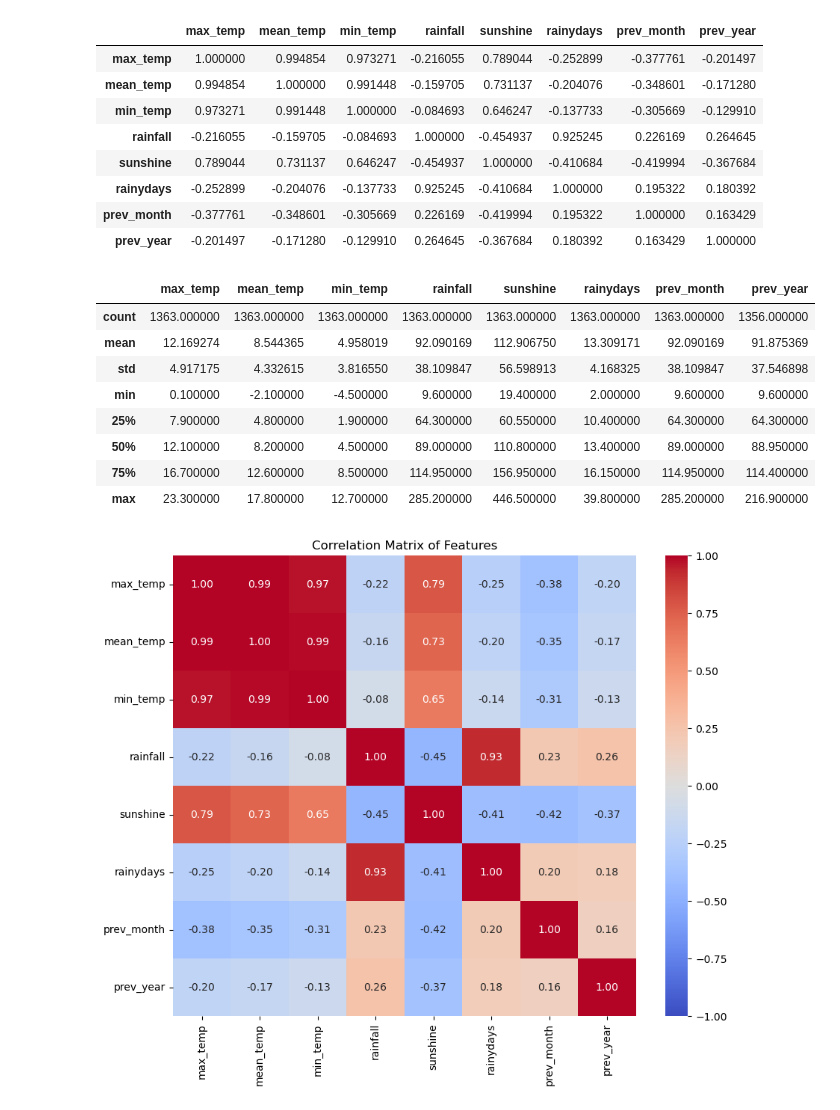
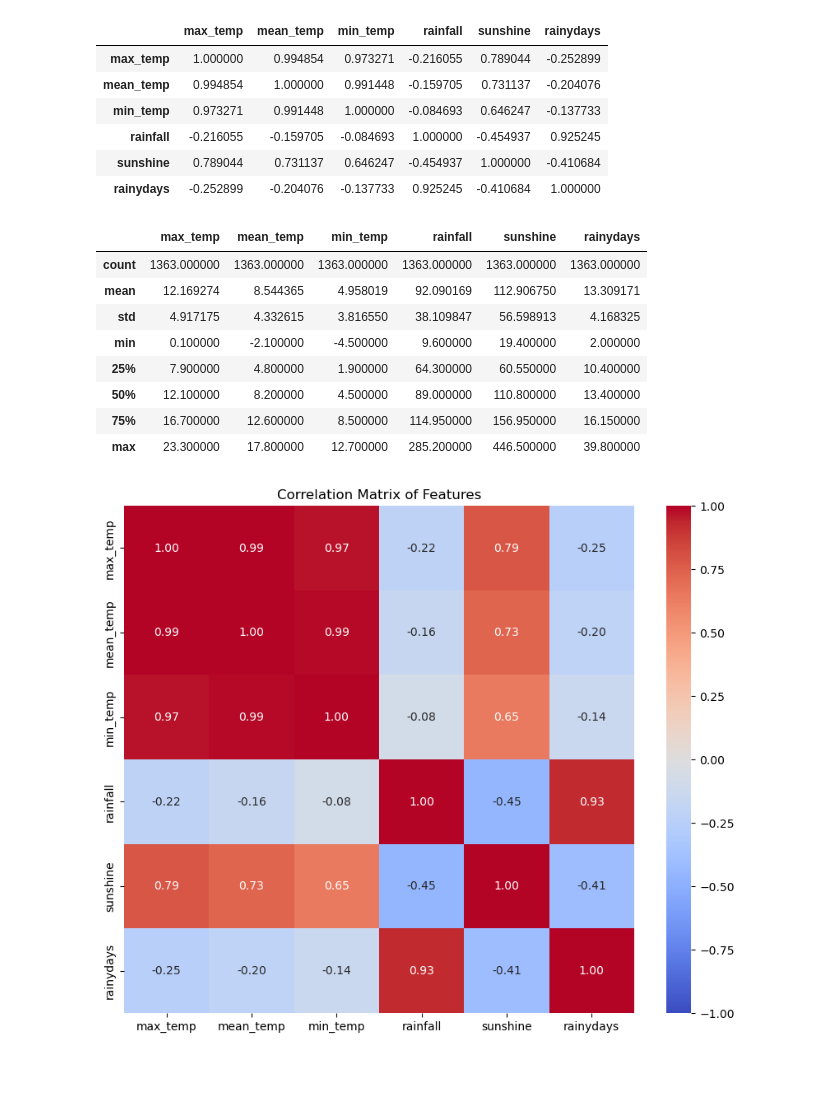
Before and after one commit to mgunal/applied-ai, a Jupyter notebook: reassessment/Dataset Visualisation.ipynb, the cells around one changed output. Cells and saved outputs as stored; diff of their text form; code cells hidden in the pictures; blank space fills up the shorter version.

Commit message:
Adding new features, more visualisations

```diff
--- a/reassessment/Dataset Visualisation.ipynb
+++ b/reassessment/Dataset Visualisation.ipynb
@@ -42,0 +24,3 @@ data
+# %%
+raw_data = dataset.raw_data
+raw_data
@@ -60,36 +59,34 @@ data.dropna(axis=0)
 # %%
-data.corr()
+raw_data.corr()
 # %% [output]
-|  | max_temp | mean_temp | min_temp | rainfall | sunshine | rainydays | prev_month | prev_year |
-| max_temp | 1.000000 | 0.994854 | 0.973271 | -0.216055 | 0.789044 | -0.252899 | -0.377761 | -0.201497 |
-| mean_temp | 0.994854 | 1.000000 | 0.991448 | -0.159705 | 0.731137 | -0.204076 | -0.348601 | -0.171280 |
-| min_temp | 0.973271 | 0.991448 | 1.000000 | -0.084693 | 0.646247 | -0.137733 | -0.305669 | -0.129910 |
-| rainfall | -0.216055 | -0.159705 | -0.084693 | 1.000000 | -0.454937 | 0.925245 | 0.226169 | 0.264645 |
-| sunshine | 0.789044 | 0.731137 | 0.646247 | -0.454937 | 1.000000 | -0.410684 | -0.419994 | -0.367684 |
-| rainydays | -0.252899 | -0.204076 | -0.137733 | 0.925245 | -0.410684 | 1.000000 | 0.195322 | 0.180392 |
-| prev_month | -0.377761 | -0.348601 | -0.305669 | 0.226169 | -0.419994 | 0.195322 | 1.000000 | 0.163429 |
-| prev_year | -0.201497 | -0.171280 | -0.129910 | 0.264645 | -0.367684 | 0.180392 | 0.163429 | 1.000000 |
+|  | max_temp | mean_temp | min_temp | rainfall | sunshine | rainydays |
+| max_temp | 1.000000 | 0.994854 | 0.973271 | -0.216055 | 0.789044 | -0.252899 |
+| mean_temp | 0.994854 | 1.000000 | 0.991448 | -0.159705 | 0.731137 | -0.204076 |
+| min_temp | 0.973271 | 0.991448 | 1.000000 | -0.084693 | 0.646247 | -0.137733 |
+| rainfall | -0.216055 | -0.159705 | -0.084693 | 1.000000 | -0.454937 | 0.925245 |
+| sunshine | 0.789044 | 0.731137 | 0.646247 | -0.454937 | 1.000000 | -0.410684 |
+| rainydays | -0.252899 | -0.204076 | -0.137733 | 0.925245 | -0.410684 | 1.000000 |
 # %%
-data.describe()
+raw_data.describe()
 # %% [output]
-|  | max_temp | mean_temp | min_temp | rainfall | sunshine | rainydays | prev_month | prev_year |
-| count | 1363.000000 | 1363.000000 | 1363.000000 | 1363.000000 | 1363.000000 | 1363.000000 | 1363.000000 | 1356.000000 |
-| mean | 12.169274 | 8.544365 | 4.958019 | 92.090169 | 112.906750 | 13.309171 | 92.090169 | 91.875369 |
-| std | 4.917175 | 4.332615 | 3.816550 | 38.109847 | 56.598913 | 4.168325 | 38.109847 | 37.546898 |
-| min | 0.100000 | -2.100000 | -4.500000 | 9.600000 | 19.400000 | 2.000000 | 9.600000 | 9.600000 |
-| 25% | 7.900000 | 4.800000 | 1.900000 | 64.300000 | 60.550000 | 10.400000 | 64.300000 | 64.300000 |
-| 50% | 12.100000 | 8.200000 | 4.500000 | 89.000000 | 110.800000 | 13.400000 | 89.000000 | 88.950000 |
-| 75% | 16.700000 | 12.600000 | 8.500000 | 114.950000 | 156.950000 | 16.150000 | 114.950000 | 114.400000 |
-| max | 23.300000 | 17.800000 | 12.700000 | 285.200000 | 446.500000 | 39.800000 | 285.200000 | 216.900000 |
+|  | max_temp | mean_temp | min_temp | rainfall | sunshine | rainydays |
+| count | 1363.000000 | 1363.000000 | 1363.000000 | 1363.000000 | 1363.000000 | 1363.000000 |
+| mean | 12.169274 | 8.544365 | 4.958019 | 92.090169 | 112.906750 | 13.309171 |
+| std | 4.917175 | 4.332615 | 3.816550 | 38.109847 | 56.598913 | 4.168325 |
+| min | 0.100000 | -2.100000 | -4.500000 | 9.600000 | 19.400000 | 2.000000 |
+| 25% | 7.900000 | 4.800000 | 1.900000 | 64.300000 | 60.550000 | 10.400000 |
+| 50% | 12.100000 | 8.200000 | 4.500000 | 89.000000 | 110.800000 | 13.400000 |
+| 75% | 16.700000 | 12.600000 | 8.500000 | 114.950000 | 156.950000 | 16.150000 |
+| max | 23.300000 | 17.800000 | 12.700000 | 285.200000 | 446.500000 | 39.800000 |
 # %%
 # Calculate the correlation matrix
-corr_matrix = data.corr()
+corr_matrix = raw_data.corr()
 
 # Create a heatmap
 plt.figure(figsize=(10, 8))
 heatmap = sns.heatmap(corr_matrix, annot=True, fmt=".2f", cmap='coolwarm', vmin=-1, vmax=1)
 plt.title('Correlation Matrix of Features')
 plt.show()
 # %% [output]
-[figure, old version]
+[figure, new version]
 # %%
```
Also changed, not shown: parts of 13 cells of this notebook, 4 other files.
